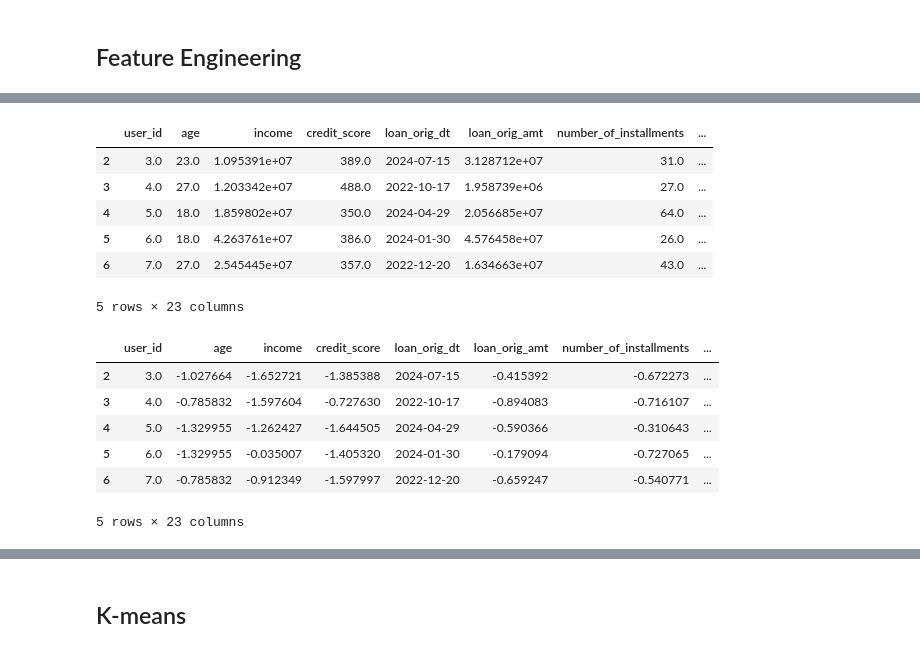
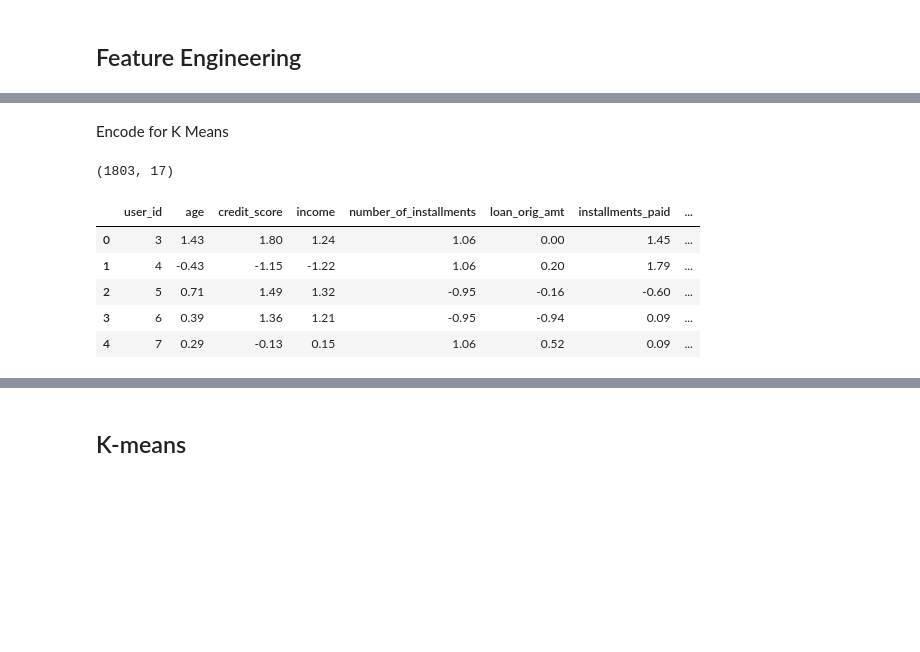
Before and after one commit to datakind/difit, a Jupyter notebook: financial_service_provider.ipynb, the cells around one changed output, grey strips where cells are left out. Saved outputs shown, nothing was run; the diff lists cells and outputs as text; code cells hidden in the pictures; blank space fills up the shorter version.

```diff
--- a/financial_service_provider.ipynb
+++ b/financial_service_provider.ipynb
@@ -443,6 +336,7 @@ plt.show()
 # %%
-#calculate outliers using 3 sd for credit score
-for var in ['credit_score', 'age']:
+numeric_vars = data.select_dtypes(include=[np.number]).columns
+numeric_vars = numeric_vars.drop(['user_id'])
+for var in numeric_vars:
     mean = data[var].mean()
     sd = data[var].std()
     data['outliers'] = (data[var] - mean).abs() > 3*sd
@@ -453,8 +354,7 @@ The variable age has 0 outlier(s).
 # %%
-#Lets go ahead and just drop these observations as they are only a few observations.
 print("Data has", data.shape[0], "observations to begin.")
 data['outliers'] = False
-for var in ['credit_score', 'age']:
+for var in numeric_vars:
     mean = data[var].mean()
     sd = data[var].std()
     data['outliers'] = data['outliers'] | ((data[var] - mean).abs() > 3*sd)
@@ -466,0 +379,4 @@ Data now has 976 observations after dropping the outliers .
+# %%
+print(data.shape)
+data = data.drop_duplicates(subset=data.columns.difference(['user_id'])).reset_index(drop=True)
+print(data.shape)
@@ -477,0 +388,8 @@ data.head()
+# %%
+# Standardize the data
+numeric_vars = data.select_dtypes(include=[np.number]).columns
+numeric_vars = numeric_vars.drop(['user_id'])
+df_scaled = data.copy()
+scaler = StandardScaler()
+df_scaled[numeric_vars]  = scaler.fit_transform(df_scaled[numeric_vars])
+df_scaled.head()
@@ -478,37 +443,28 @@ data.head()
+# %% [markdown]
+Encode for K Means
 # %%
-# extract the object columns
-obj_cols = data.select_dtypes(include=['object']).columns.tolist()
-encoder = OneHotEncoder(sparse_output=False)
-one_hot_encoded = encoder.fit_transform(data[obj_cols])
+for vars in ['account_delq']:
+    df_scaled[vars] = df_scaled[vars].astype('object')
+
+obj_cols = df_scaled.select_dtypes(include=['object']).columns.tolist()
+encoder = OneHotEncoder(sparse_output=False, drop='first')
+one_hot_encoded = encoder.fit_transform(df_scaled[obj_cols])
 one_hot_df = pd.DataFrame(one_hot_encoded, columns=encoder.get_feature_names_out(obj_cols))
 
-# Concatenate the one-hot encoded dataframe with the original dataframe
-df_encoded = pd.concat([data, one_hot_df], axis=1)
+# Concatenate the one-hot encoded dataframe with the scaled dataframe
+df_encoded = pd.concat([df_scaled, one_hot_df], axis=1)
+print(df_encoded.shape)
 
 # Drop the original categorical columns
 df_encoded = df_encoded.drop(obj_cols, axis=1)
 
 # Display the resulting dataframe
 df_encoded.head()
 # %% [output]
+(1803, 17)
-|  | user_id | age | income | credit_score | loan_orig_dt | loan_orig_amt | number_of_installments | ... |
-| 2 | 3.0 | 23.0 | 1.095391e+07 | 389.0 | 2024-07-15 | 3.128712e+07 | 31.0 | ... |
-| 3 | 4.0 | 27.0 | 1.203342e+07 | 488.0 | 2022-10-17 | 1.958739e+06 | 27.0 | ... |
-| 4 | 5.0 | 18.0 | 1.859802e+07 | 350.0 | 2024-04-29 | 2.056685e+07 | 64.0 | ... |
-| 5 | 6.0 | 18.0 | 4.263761e+07 | 386.0 | 2024-01-30 | 4.576458e+07 | 26.0 | ... |
-| 6 | 7.0 | 27.0 | 2.545445e+07 | 357.0 | 2022-12-20 | 1.634663e+07 | 43.0 | ... |
+|  | user_id | age | credit_score | income | number_of_installments | loan_orig_amt | installments_paid | ... |
+| 0 | 3 | 1.43 | 1.80 | 1.24 | 1.06 | 0.00 | 1.45 | ... |
+| 1 | 4 | -0.43 | -1.15 | -1.22 | 1.06 | 0.20 | 1.79 | ... |
+| 2 | 5 | 0.71 | 1.49 | 1.32 | -0.95 | -0.16 | -0.60 | ... |
+| 3 | 6 | 0.39 | 1.36 | 1.21 | -0.95 | -0.94 | 0.09 | ... |
+| 4 | 7 | 0.29 | -0.13 | 0.15 | 1.06 | 0.52 | 0.09 | ... |
-5 rows × 23 columns
-# %%
-# Standardize the data
-df_encoded_scaled = df_encoded.copy()
-scaler = StandardScaler()
-df_encoded_scaled[['age', 'income', 'credit_score', 'loan_orig_amt', 'number_of_installments', 'installment_amt', 'installments_paid', 'on_time_payments', 'late_payments']] = scaler.fit_transform(df_encoded_scaled[['age', 'income', 'credit_score', 'loan_orig_amt', 'number_of_installments', 'installment_amt', 'installments_paid', 'on_time_payments', 'late_payments']])
-df_encoded_scaled.head()
-# %% [output]
-|  | user_id | age | income | credit_score | loan_orig_dt | loan_orig_amt | number_of_installments | ... |
-| 2 | 3.0 | -1.027664 | -1.652721 | -1.385388 | 2024-07-15 | -0.415392 | -0.672273 | ... |
-| 3 | 4.0 | -0.785832 | -1.597604 | -0.727630 | 2022-10-17 | -0.894083 | -0.716107 | ... |
-| 4 | 5.0 | -1.329955 | -1.262427 | -1.644505 | 2024-04-29 | -0.590366 | -0.310643 | ... |
-| 5 | 6.0 | -1.329955 | -0.035007 | -1.405320 | 2024-01-30 | -0.179094 | -0.727065 | ... |
-| 6 | 7.0 | -0.785832 | -0.912349 | -1.597997 | 2022-12-20 | -0.659247 | -0.540771 | ... |
-5 rows × 23 columns
```
Also changed, not shown: parts of 72 cells of this notebook, 1 other file.
